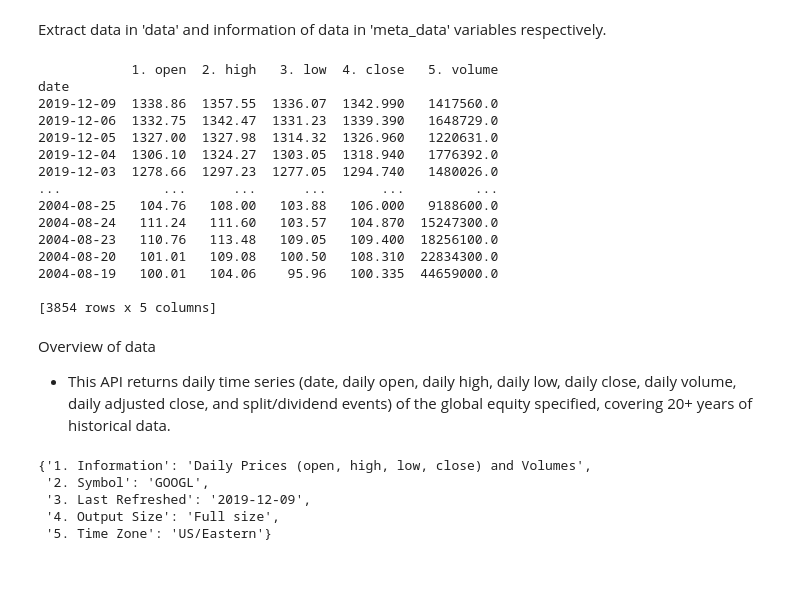
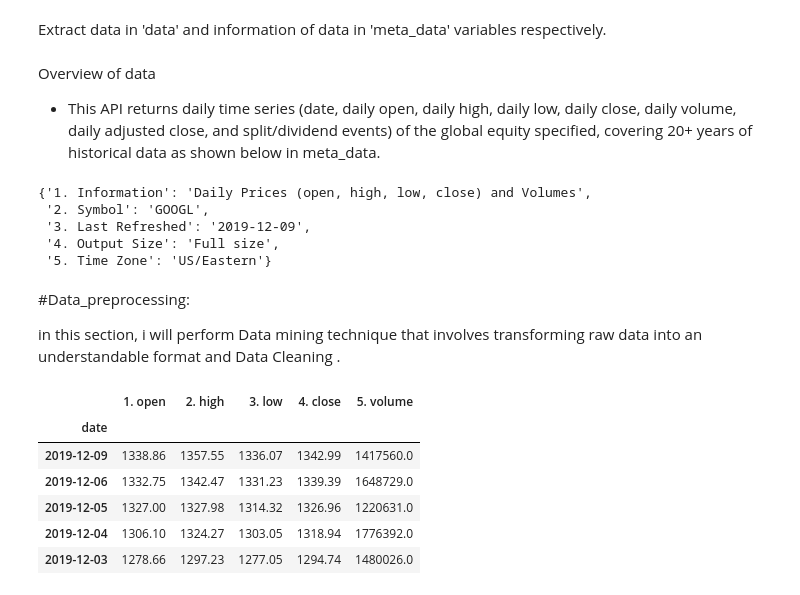
Before and after one commit to Rahullnitp/Alphabet_Inc_Stock_Market_Prediction, a Jupyter notebook: Alphabet_Inc_Stock_Market_Prediction.ipynb, the cells around one changed output. Cells and saved outputs as stored; diff of their text form; code cells hidden in the pictures.

```diff
--- a/Alphabet_Inc_Stock_Market_Prediction.ipynb
+++ b/Alphabet_Inc_Stock_Market_Prediction.ipynb
@@ -30,26 +38,9 @@ Requirement already satisfied: chardet<3.1.0,>=3.0.2 in /usr/local/lib/python3.6
 from alpha_vantage.timeseries import TimeSeries
 ts = TimeSeries(key='1Z4BA7A9NKB32IJL',output_format='pandas')
 data, meta_data = ts.get_daily('GOOGL', outputsize='full') #by using symbol as "GOOGL" ,we can extract the data of 'Alphabet Inc.' .
-print(data)
-# %% [output]
-            1. open  2. high   3. low  4. close   5. volume
-date
-2019-12-09  1338.86  1357.55  1336.07  1342.990   1417560.0
-2019-12-06  1332.75  1342.47  1331.23  1339.390   1648729.0
-2019-12-05  1327.00  1327.98  1314.32  1326.960   1220631.0
-2019-12-04  1306.10  1324.27  1303.05  1318.940   1776392.0
-2019-12-03  1278.66  1297.23  1277.05  1294.740   1480026.0
-...             ...      ...      ...       ...         ...
-2004-08-25   104.76   108.00   103.88   106.000   9188600.0
-2004-08-24   111.24   111.60   103.57   104.870  15247300.0
-2004-08-23   110.76   113.48   109.05   109.400  18256100.0
-2004-08-20   101.01   109.08   100.50   108.310  22834300.0
-2004-08-19   100.01   104.06    95.96   100.335  44659000.0
-
-[3854 rows x 5 columns]
 # %% [markdown]
 Overview of data
-*  This API returns daily time series (date, daily open, daily high, daily low, daily close, daily volume, daily adjusted close, and split/dividend events) of the global equity specified, covering 20+ years of historical data.
+*  This API returns daily time series (date, daily open, daily high, daily low, daily close, daily volume, daily adjusted close, and split/dividend events) of the global equity specified, covering 20+ years of historical data as shown below in meta_data.
 # %%
 meta_data
 # %% [output]
@@ -58,3 +49,7 @@ meta_data
  '3. Last Refreshed': '2019-12-09',
  '4. Output Size': 'Full size',
  '5. Time Zone': 'US/Eastern'}
+# %% [markdown]
+#Data_preprocessing:
+
+in this section, i will perform Data mining technique that involves transforming raw data into an understandable format and Data Cleaning .
@@ -60,0 +68,10 @@ meta_data
+# %%
+data.head()
+# %% [output]
+|  | 1. open | 2. high | 3. low | 4. close | 5. volume |
+| date |  |  |  |  |  |
+| 2019-12-09 | 1338.86 | 1357.55 | 1336.07 | 1342.99 | 1417560.0 |
+| 2019-12-06 | 1332.75 | 1342.47 | 1331.23 | 1339.39 | 1648729.0 |
+| 2019-12-05 | 1327.00 | 1327.98 | 1314.32 | 1326.96 | 1220631.0 |
+| 2019-12-04 | 1306.10 | 1324.27 | 1303.05 | 1318.94 | 1776392.0 |
+| 2019-12-03 | 1278.66 | 1297.23 | 1277.05 | 1294.74 | 1480026.0 |
```
Also changed, not shown: parts of 19 cells of this notebook.
